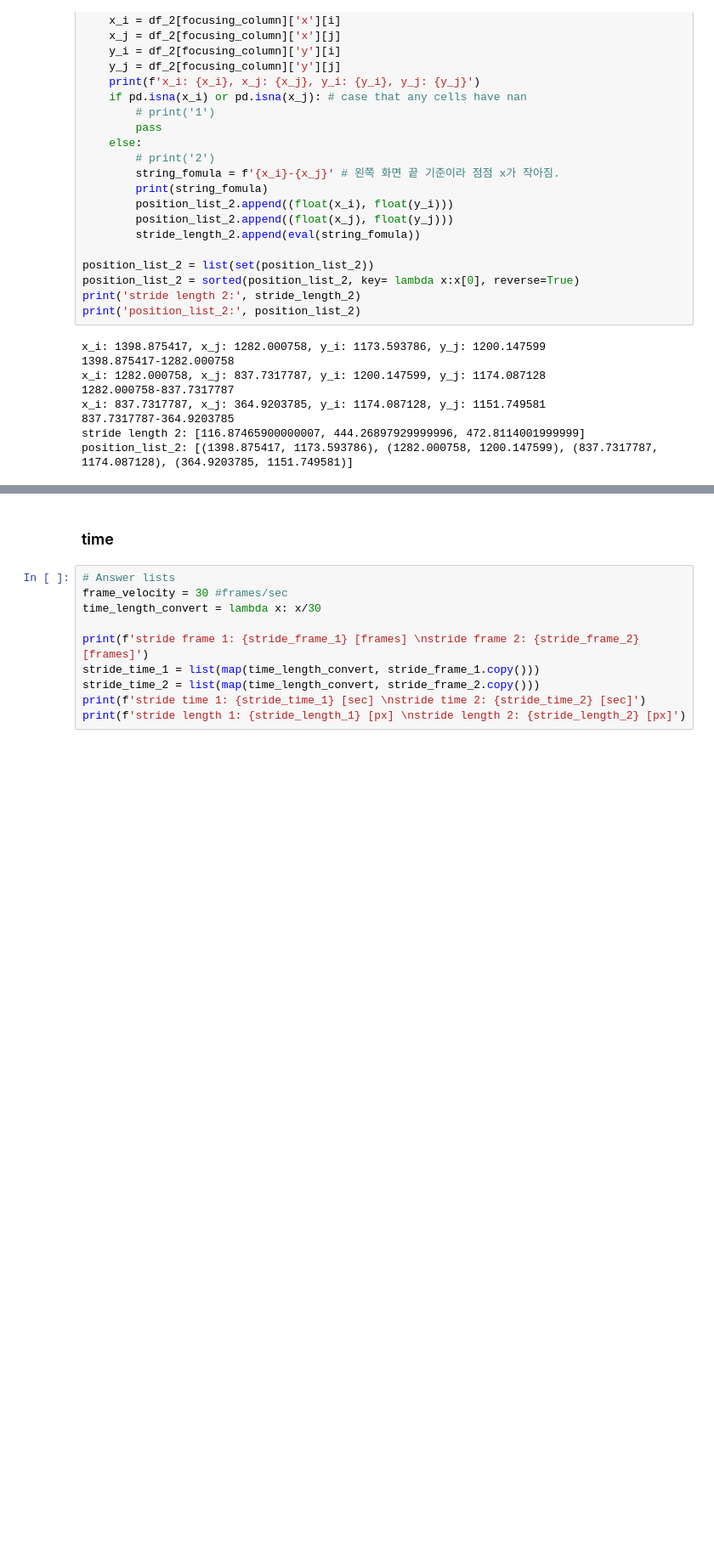
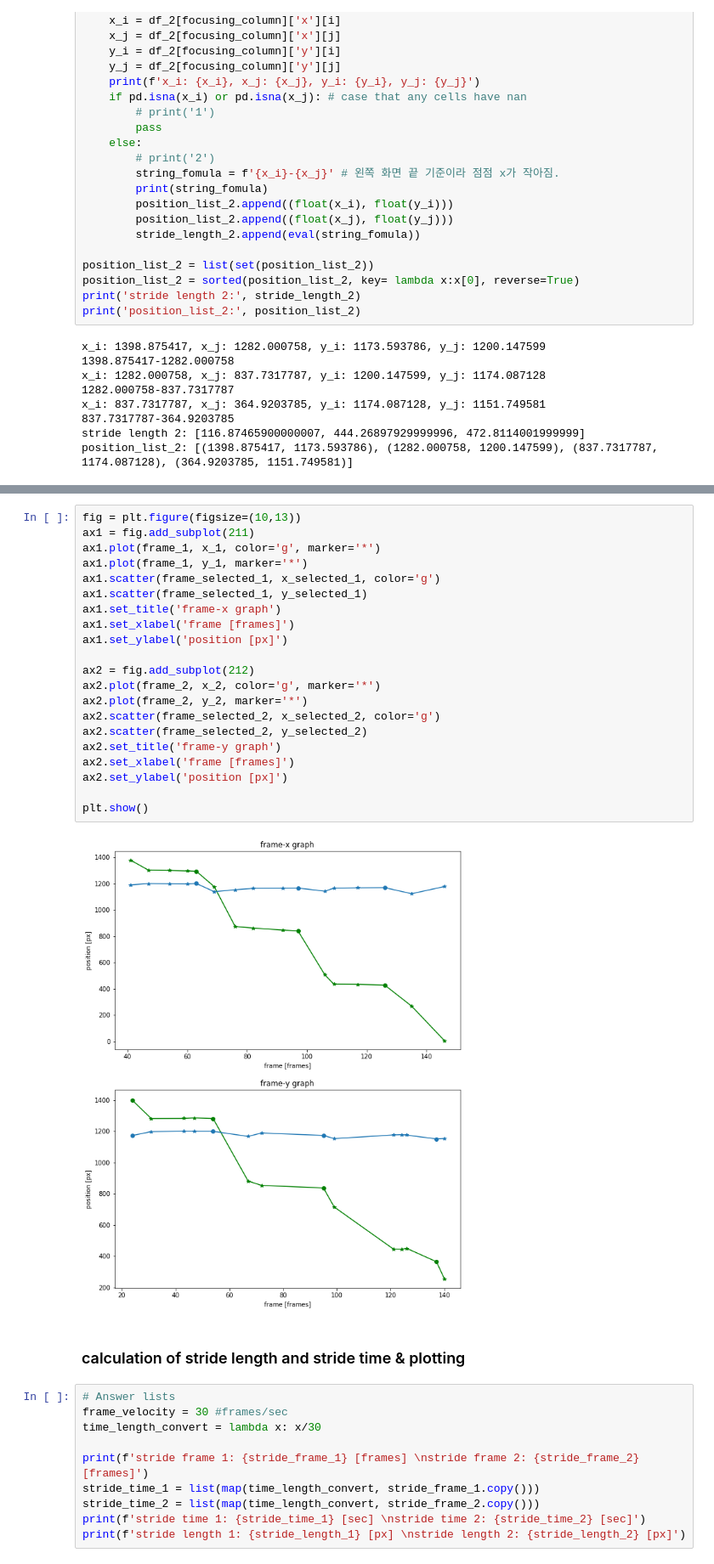
Before and after one commit to ChanyuMoon/urp_deeplabcut, a Jupyter notebook: 1_Stride_time_and_length.ipynb, the cells around one changed output, grey strips where cells are left out. Shown: that part at 85% size. Saved outputs shown, nothing was run; the diff lists cells and outputs as text; blank space fills up the shorter version.

```diff
--- a/1_Stride_time_and_length.ipynb
+++ b/1_Stride_time_and_length.ipynb
@@ -217,5 +350,28 @@ position_list_2: [(1398.875417, 1173.593786), (1282.000758, 1200.147599), (837.7
+# %%
+fig = plt.figure(figsize=(10,13))
+ax1 = fig.add_subplot(211)
+ax1.plot(frame_1, x_1, color='g', marker='*')
+ax1.plot(frame_1, y_1, marker='*')
+ax1.scatter(frame_selected_1, x_selected_1, color='g')
+ax1.scatter(frame_selected_1, y_selected_1)
+ax1.set_title('frame-x graph')
+ax1.set_xlabel('frame [frames]')
+ax1.set_ylabel('position [px]')
+
+ax2 = fig.add_subplot(212)
+ax2.plot(frame_2, x_2, color='g', marker='*')
+ax2.plot(frame_2, y_2, marker='*')
+ax2.scatter(frame_selected_2, x_selected_2, color='g')
+ax2.scatter(frame_selected_2, y_selected_2)
+ax2.set_title('frame-y graph')
+ax2.set_xlabel('frame [frames]')
+ax2.set_ylabel('position [px]')
+
+plt.show()
+# %% [output]
+[figure, added]
 # %% [markdown]
-### time
+### calculation of stride length and stride time & plotting
 # %%
 # Answer lists
 frame_velocity = 30 #frames/sec
```
Also changed, not shown: parts of 12 cells of this notebook.
